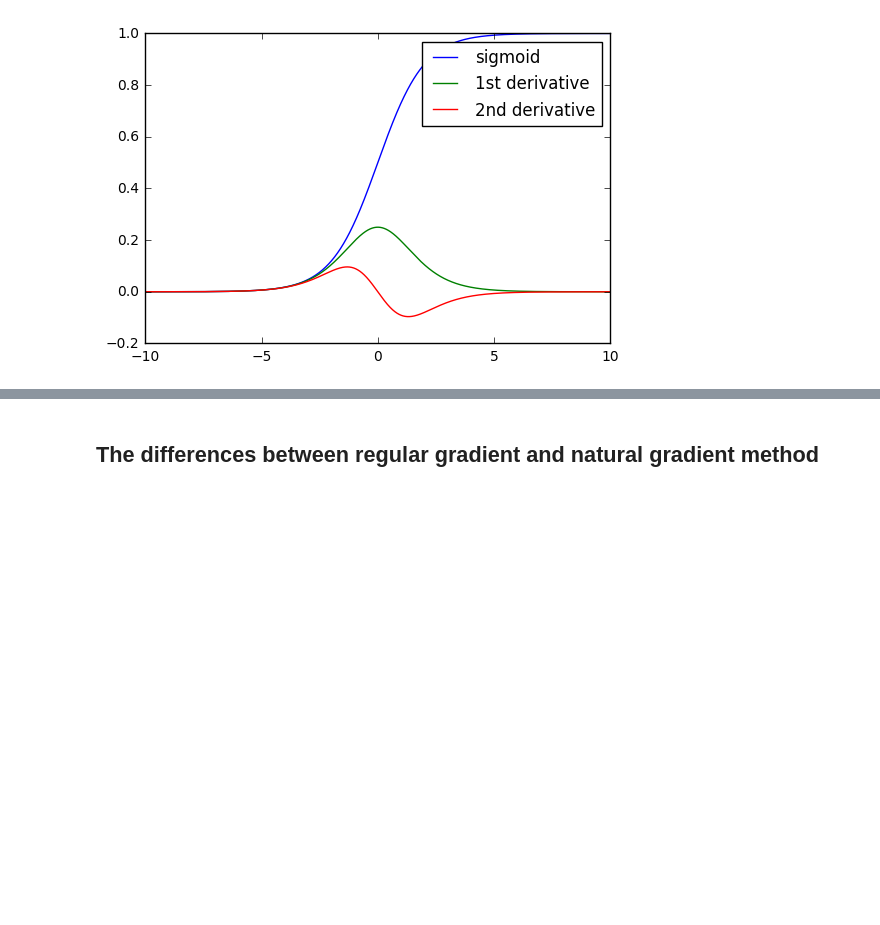
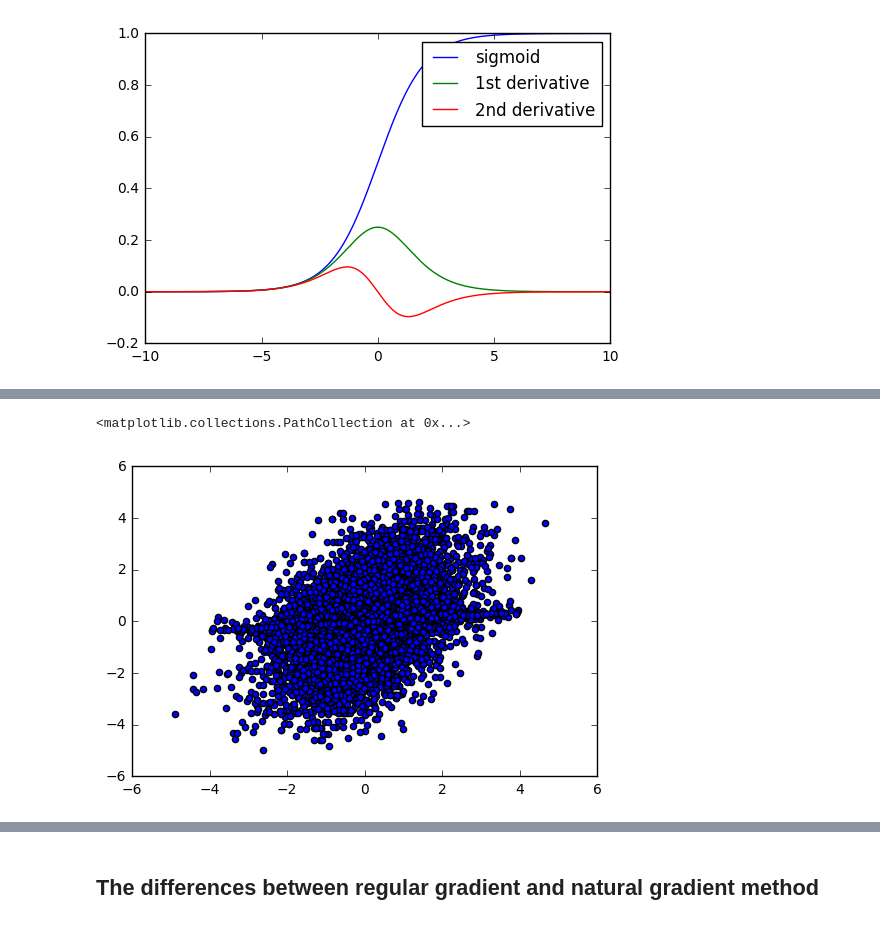
Before and after one commit to p16i/course-machine-intelligence-2, a Jupyter notebook: w5-ica/ICA.ipynb, the cells around one changed output, grey strips where cells are left out. Drawn from its saved outputs; the diff is of its cells as text; code cells hidden in the pictures; blank space fills up the shorter version.

```diff
--- a/w5-ica/ICA.ipynb
+++ b/w5-ica/ICA.ipynb
@@ -121,3 +131,9 @@ plt.legend()
+# %%
+X_permuted_whitened = whiten(X_permuted.T).T
+plt.scatter(X_permuted_whitened[0,:], X_permuted_whitened[1,:])
+# %% [output]
+<matplotlib.collections.PathCollection at 0x...>
+[figure, added]
 # %%
 def computeLoss(x,w):
     second_term = np.sum(np.log(firstDerSigmoid(np.dot(w,x))),axis=0)
```
Also changed, not shown: parts of 15 cells of this notebook, 1 other file.
